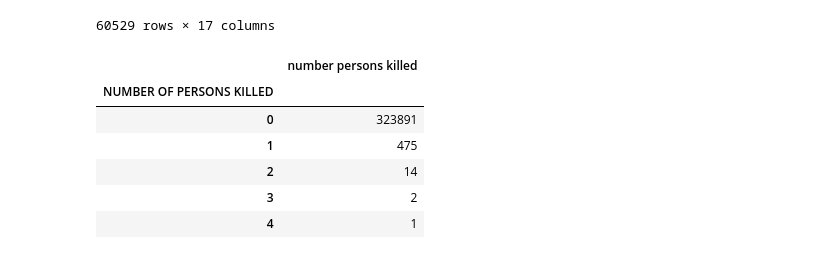
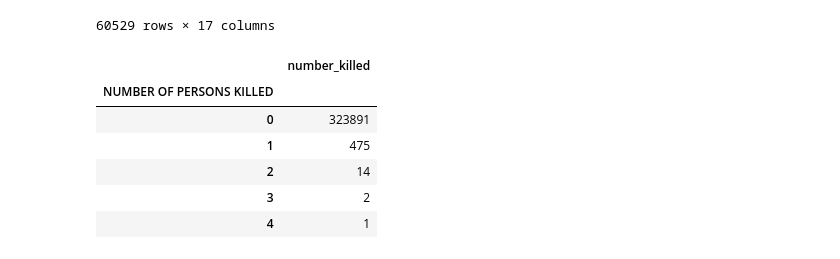
Before and after one commit to jtiburcio01/2024-Tiburcio-HW-wk07, a Jupyter notebook: hw-for-wk07-filter-subset-count-BLANK.ipynb, the cells around one changed output. Drawn from its saved outputs; the diff is of its cells as text; code cells hidden in the pictures.

```diff
--- a/hw-for-wk07-filter-subset-count-BLANK.ipynb
+++ b/hw-for-wk07-filter-subset-count-BLANK.ipynb
@@ -180,9 +179,9 @@ df_q
 60529 rows × 17 columns
 # %%
 ## number of people killed but return as a frame with a label "number_killed"
-df.value_counts("NUMBER OF PERSONS KILLED").to_frame("number persons killed")
+df.value_counts("NUMBER OF PERSONS KILLED").to_frame("number_killed")
 # %% [output]
-|  | number persons killed |
+|  | number_killed |
 | NUMBER OF PERSONS KILLED |  |
 | 0 | 323891 |
 | 1 | 475 |
```
Also changed, not shown: parts of 9 cells of this notebook.
